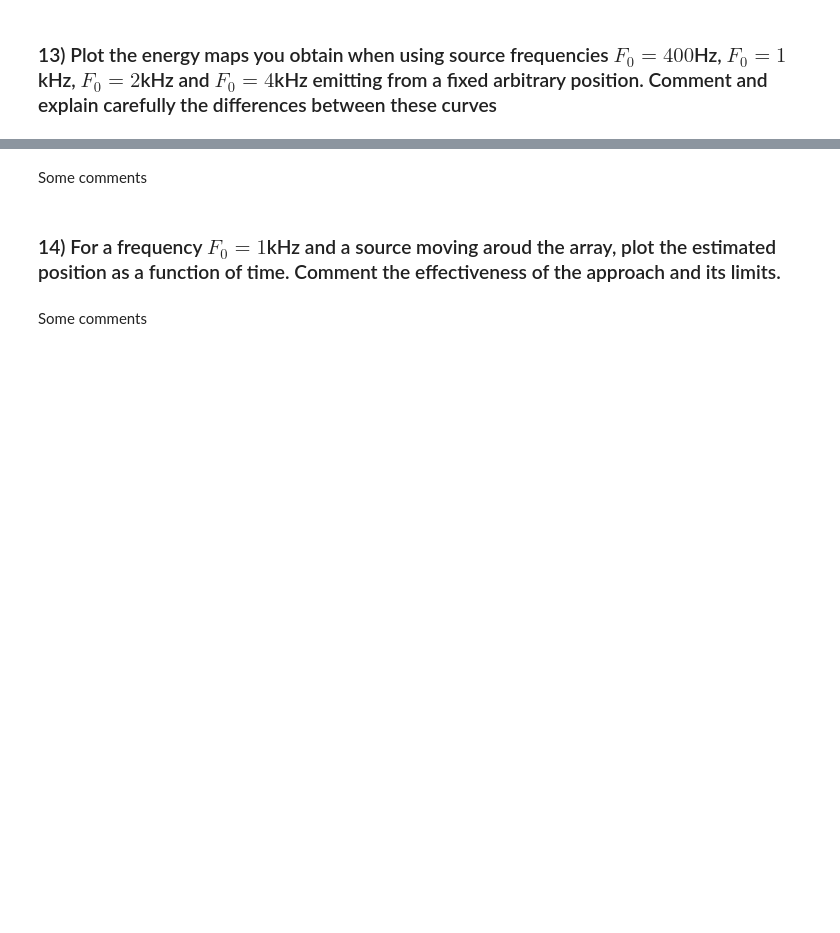
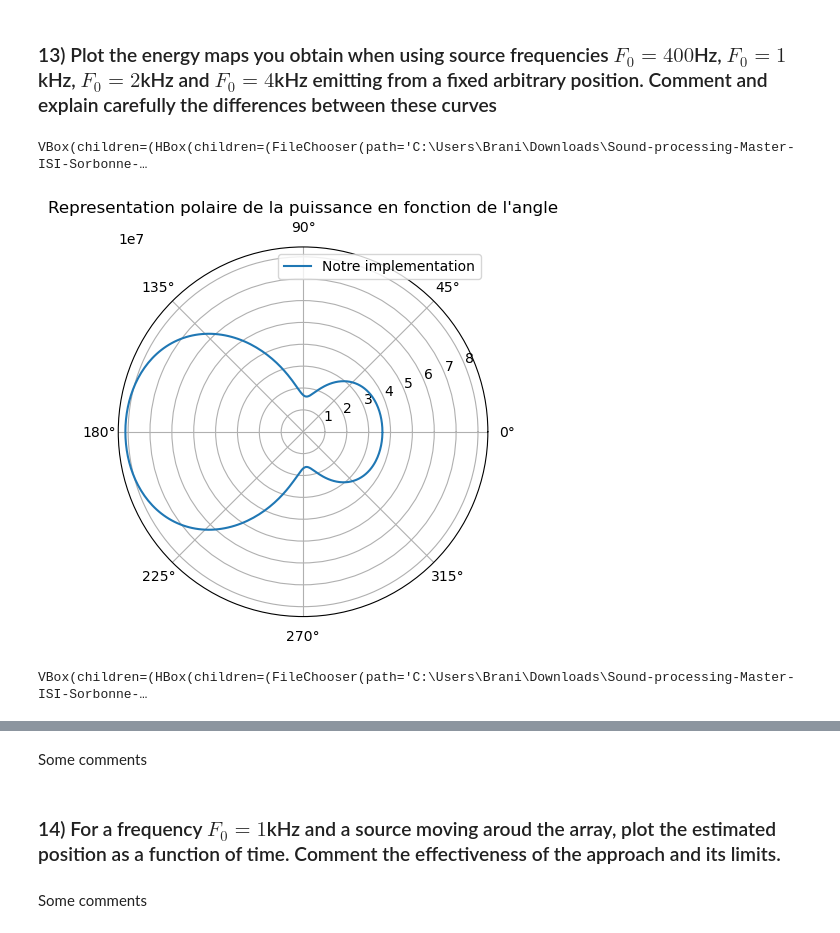
Before and after one commit to BranisGh/Sound-processing-Master-ISI-Sorbonne-University-, a Jupyter notebook: TP2_etu.ipynb, the cells around one changed output, grey strips where cells are left out. Drawn from its saved outputs; the diff is of its cells as text; code cells hidden in the pictures; blank space fills up the shorter version.

```diff
--- a/TP2_etu.ipynb
+++ b/TP2_etu.ipynb
@@ -280,4 +351,22 @@ Some comments.
 ## 2.3/ Analyzing the beamformer performances
 
 From now on, you can use your own code written in Section 2.2, or use the provided beamformer function which exactly reproduces the beamformer algorithm. You might then add $\texttt{from beamformer_etu import beamformer}$ in your Notebook before being able to use the beamformer function.
+# %%
+def beamforming(m, thetas, F0 , Fs):
+    N, BLK = np.shape(m)
+    Mfft = np.fft.fft(m)
+    Freq = np.arange(0, Fs, Fs/BLK)
+    k0 = (np.argmin(np.abs(Freq - F0)))
+
+    #On selectionne pour chaque micro la fréquence d'interet k0
+    M = Mfft[:, k0]
+    Power = []
+    for theta in thetas:
+        W = []
+        for i in range(N):
+            W.append(beam_filter(antenne, Freq[k0], theta0 = theta, mic_nb= i))
+        YW = M*W
+        P = np.abs(np.sum(YW))**2
+        Power.append(P)
+    return Power
 # %%
@@ -285,4 +384,35 @@ from beamformer_etu import beamformer
 # %% [markdown]
 ### 13) Plot the energy maps you obtain when using source frequencies $F_0 = 400$Hz, $F_0 = 1$kHz, $F_0 = 2$kHz and $F_0 = 4$kHz emitting from a fixed arbitrary position. Comment and explain carefully the differences between these curves
+# %%
+P_500  = []
+P_1000 = []
+P_2000 = []
+P_4000 = []
+
+thetas = np.arange(0,180, 1)
+Fs=20000
 # %%
-# TO BE COMPLETED
+# f0= 500 Hz
+antenne=array('play')
+# %% [output]
+VBox(children=(HBox(children=(FileChooser(path='C:\Users\Brani\Downloads\Sound-processing-Master-ISI-Sorbonne-…
+# %%
+F0=500
+m_500= antenne.read()
+P_500=beamforming(m_500, thetas, F0 , Fs)
+# %%
+thetas = np.arange(0,180, 1)
+plt.figure()
+deg = np.arange(0, 360, 1)
+plt.polar(deg*np.pi/180, beamforming(m_500, deg, 500, Fs), label = "Notre implementation")
+#plt.polar(deg*np.pi/180, bf.beamformer(m, deg, 1000, Fs), label = "Implémentaiton du prof")
+plt.title("Representation polaire de la puissance en fonction de l'angle")
+plt.legend()
+plt.show()
+# %% [output]
+[figure, added]
+# %%
+# f0= 1000 Hz
+antenne=array('play')
+# %% [output]
+VBox(children=(HBox(children=(FileChooser(path='C:\Users\Brani\Downloads\Sound-processing-Master-ISI-Sorbonne-…
```
Also changed, not shown: parts of 48 cells of this notebook, 5 other files.
